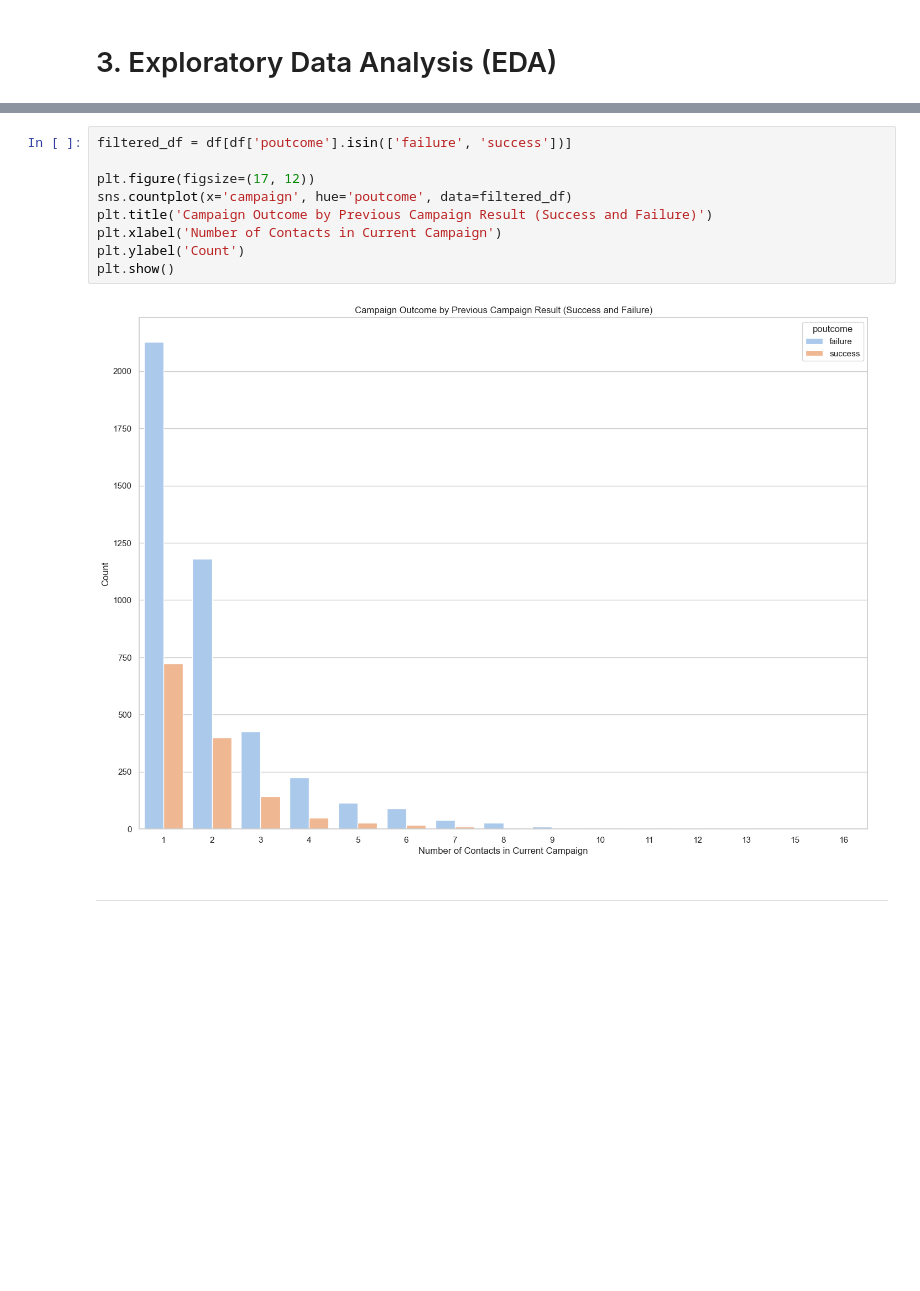
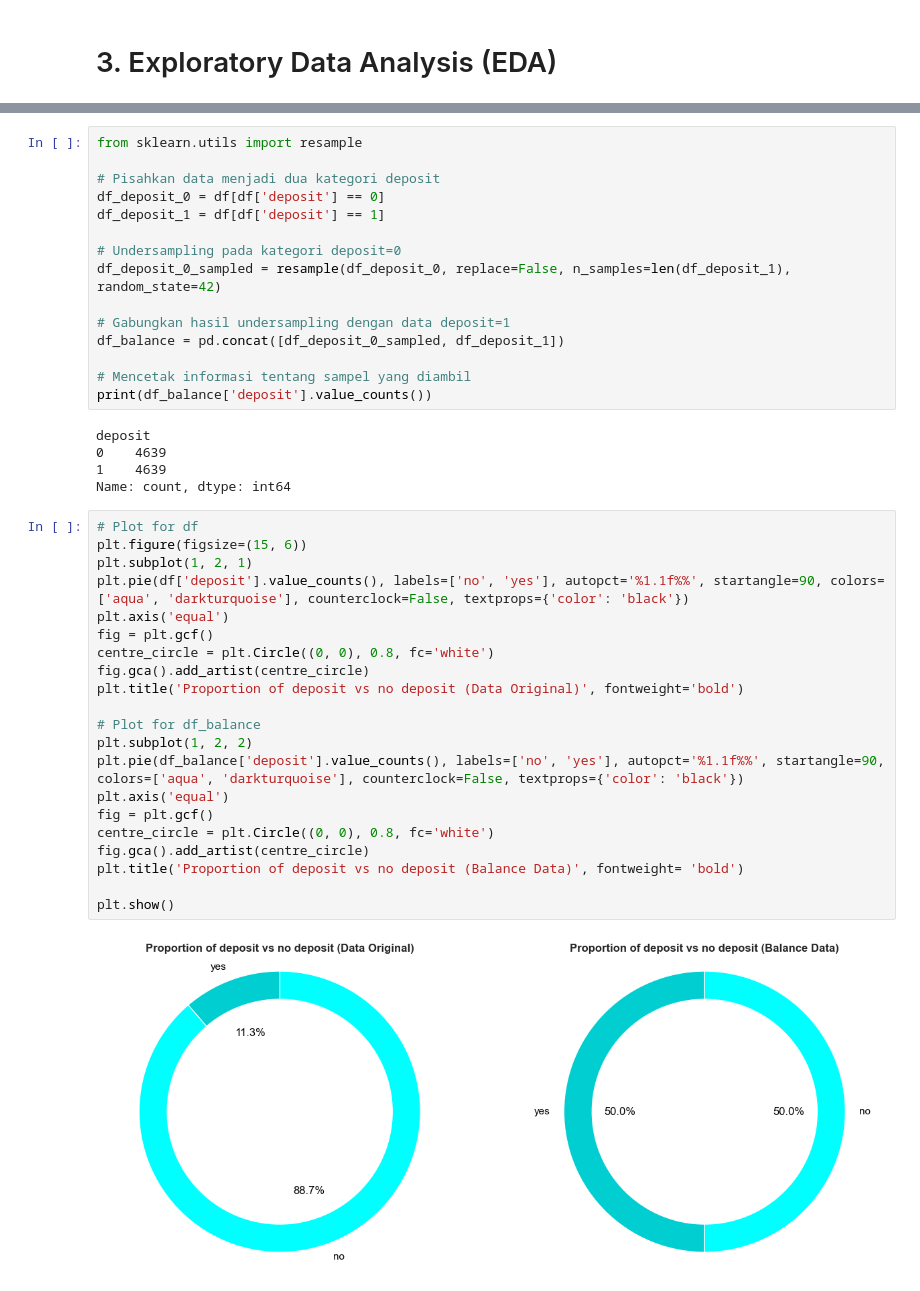
Before and after one commit to envaldy/Tim_Alpha_Finpro, a Jupyter notebook: Final Project/2. EDA Tim_Alpha.ipynb, the cells around one changed output, grey strips where cells are left out. Drawn from its saved outputs; the diff is of its cells as text; blank space fills up the shorter version.

```diff
--- a/Final Project/2. EDA Tim_Alpha.ipynb
+++ b/Final Project/2. EDA Tim_Alpha.ipynb
@@ -375,13 +137,43 @@ plt.show()
-# %%
-filtered_df = df[df['poutcome'].isin(['failure', 'success'])]
-
-plt.figure(figsize=(17, 12))
-sns.countplot(x='campaign', hue='poutcome', data=filtered_df)
-plt.title('Campaign Outcome by Previous Campaign Result (Success and Failure)')
-plt.xlabel('Number of Contacts in Current Campaign')
-plt.ylabel('Count')
-plt.show()
-# %% [output]
-[figure, removed]
-# %% [markdown]
----
+# %%
+from sklearn.utils import resample
+
+# Pisahkan data menjadi dua kategori deposit
+df_deposit_0 = df[df['deposit'] == 0]
+df_deposit_1 = df[df['deposit'] == 1]
+
+# Undersampling pada kategori deposit=0
+df_deposit_0_sampled = resample(df_deposit_0, replace=False, n_samples=len(df_deposit_1), random_state=42)
+
+# Gabungkan hasil undersampling dengan data deposit=1
+df_balance = pd.concat([df_deposit_0_sampled, df_deposit_1])
+
+# Mencetak informasi tentang sampel yang diambil
+print(df_balance['deposit'].value_counts())
+# %% [output]
+deposit
+0    4639
+1    4639
+Name: count, dtype: int64
+# %%
+# Plot for df
+plt.figure(figsize=(15, 6))
+plt.subplot(1, 2, 1)
+plt.pie(df['deposit'].value_counts(), labels=['no', 'yes'], autopct='%1.1f%%', startangle=90, colors=['aqua', 'darkturquoise'], counterclock=False, textprops={'color': 'black'})
+plt.axis('equal')
+fig = plt.gcf()
+centre_circle = plt.Circle((0, 0), 0.8, fc='white')
+fig.gca().add_artist(centre_circle)
+plt.title('Proportion of deposit vs no deposit (Data Original)', fontweight='bold')
+
+# Plot for df_balance
+plt.subplot(1, 2, 2)
+plt.pie(df_balance['deposit'].value_counts(), labels=['no', 'yes'], autopct='%1.1f%%', startangle=90, colors=['aqua', 'darkturquoise'], counterclock=False, textprops={'color': 'black'})
+plt.axis('equal')
+fig = plt.gcf()
+centre_circle = plt.Circle((0, 0), 0.8, fc='white')
+fig.gca().add_artist(centre_circle)
+plt.title('Proportion of deposit vs no deposit (Balance Data)', fontweight= 'bold')
+
+plt.show()
+# %% [output]
+[figure, added]
```
Also changed, not shown: parts of 116 cells of this notebook.
